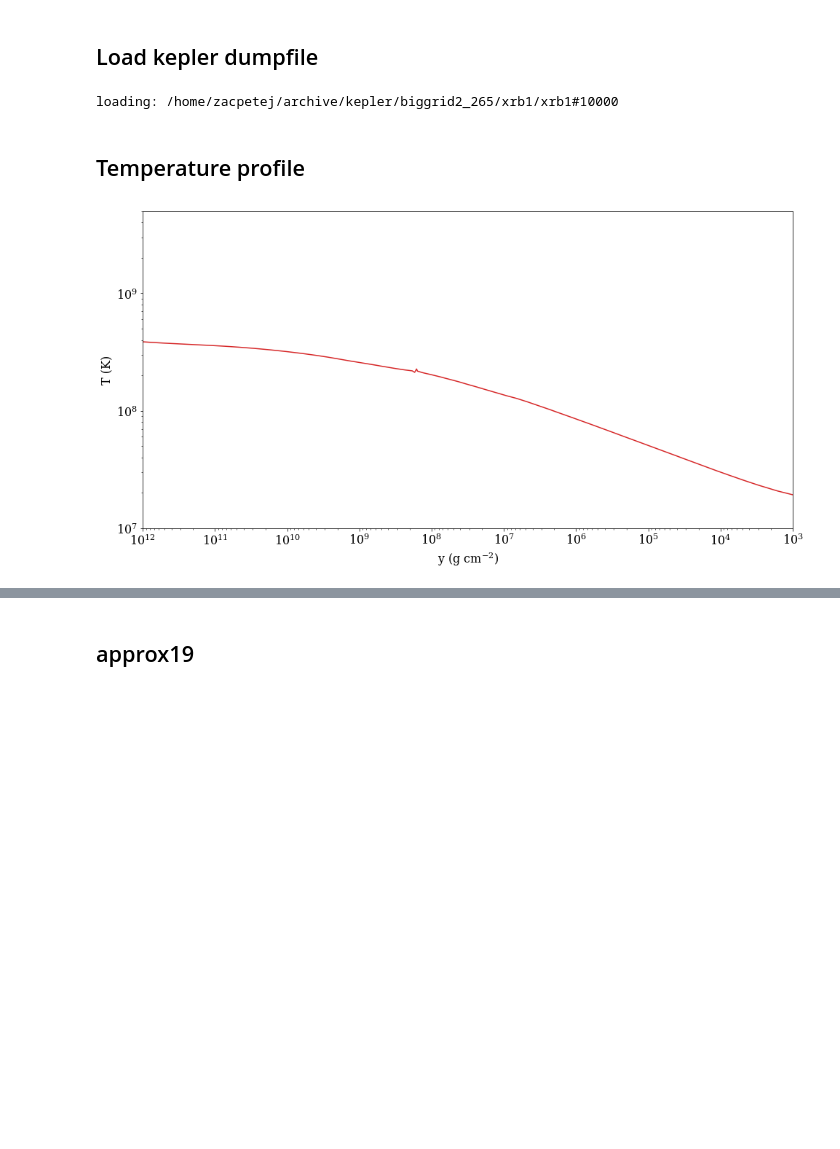
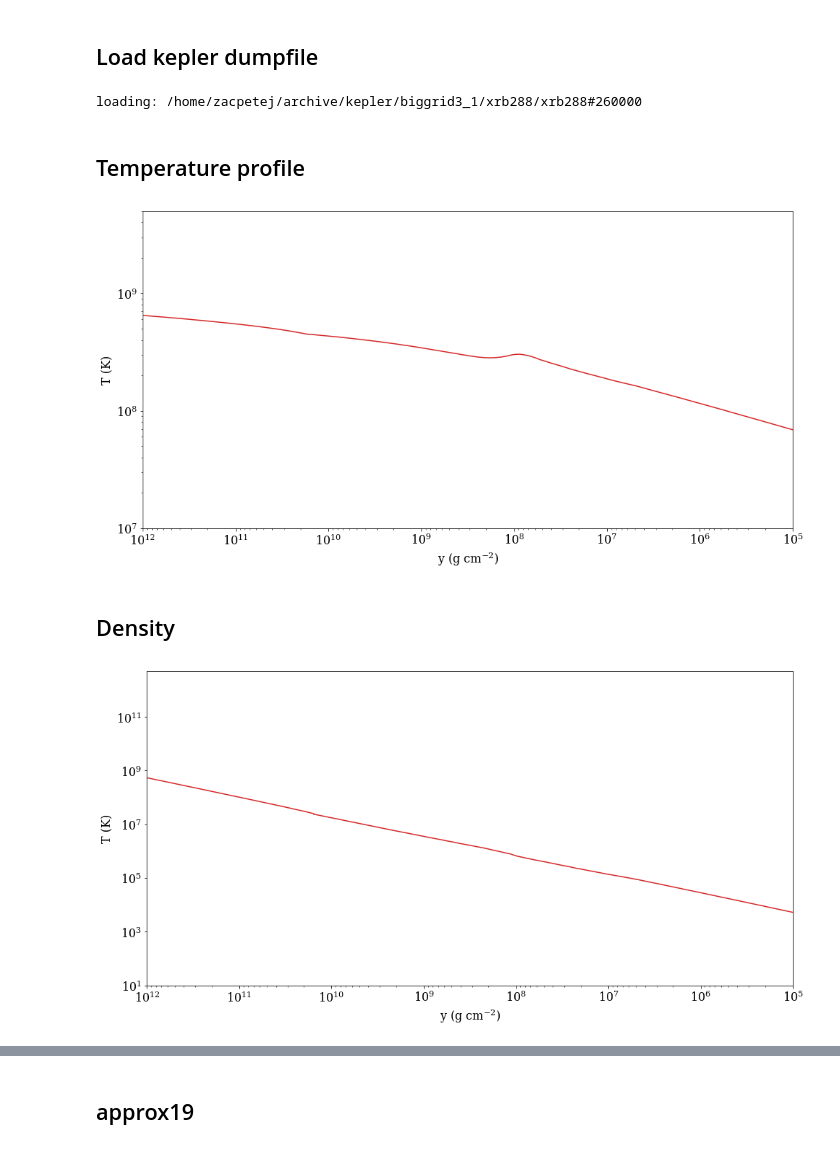
Before and after one commit to zacjohnston/pyburst, a Jupyter notebook: notebooks/composition.ipynb, the cells around one changed output, grey strips where cells are left out. Cells and saved outputs as stored; diff of their text form; code cells hidden in the pictures; blank space fills up the shorter version.

```diff
--- a/notebooks/composition.ipynb
+++ b/notebooks/composition.ipynb
@@ -36,27 +36,39 @@ def default_fig(xlim=None, ylim=None, xlog=True, ylog=True, ylabel='', xlabel=''
 ## Load kepler dumpfile
 # %%
 path = '/home/zacpetej/archive/kepler'
-source = 'biggrid2'
-batch = 265
-run = 1
-cyc = 10000
-
+source = 'biggrid3'
+batch = 1
+run = 288
+cyc = 260000
+# pre='re_'
+pre=''
 batch_str = f'{source}_{batch}'
 run_str = f'xrb{run}'
-filename = f'xrb{run}#{cyc}'
+filename = f'{pre}xrb{run}#{cyc}'
 filepath = os.path.join(path, batch_str, run_str, filename)
 print(f'loading: {filepath}')
 k = kepdump.load(filepath)
 # %% [output]
-loading: /home/zacpetej/archive/kepler/biggrid2_265/xrb1/xrb1#10000
+loading: /home/zacpetej/archive/kepler/biggrid3_1/xrb288/xrb288#260000
 # %% [markdown]
 ## Temperature profile
 # %%
-fig, ax = default_fig(xlim=[1e12, 1e3], ylim=[1e7, 5e9],
+fig, ax = default_fig(xlim=[1e12, 1e5], ylim=[1e7, 5e9],
                      ylabel='T (K)', xlabel=r'y (g cm$^{-2}$)')
 
 ax.plot(k.y[1:-2], k.tn[1:-2], c='C3')
 
 plt.show(block=False)
 # %% [output]
-[figure, old version]
+[figure, new version]
+# %% [markdown]
+## Density
+# %%
+fig, ax = default_fig(xlim=[1e12, 1e5], ylim=[1e1, 5e12],
+                     ylabel='T (K)', xlabel=r'y (g cm$^{-2}$)')
+
+ax.plot(k.y[1:-2], k.dn[1:-2], c='C3')
+
+plt.show(block=False)
+# %% [output]
+[figure, added]
```
Also changed, not shown: parts of 4 cells of this notebook.
